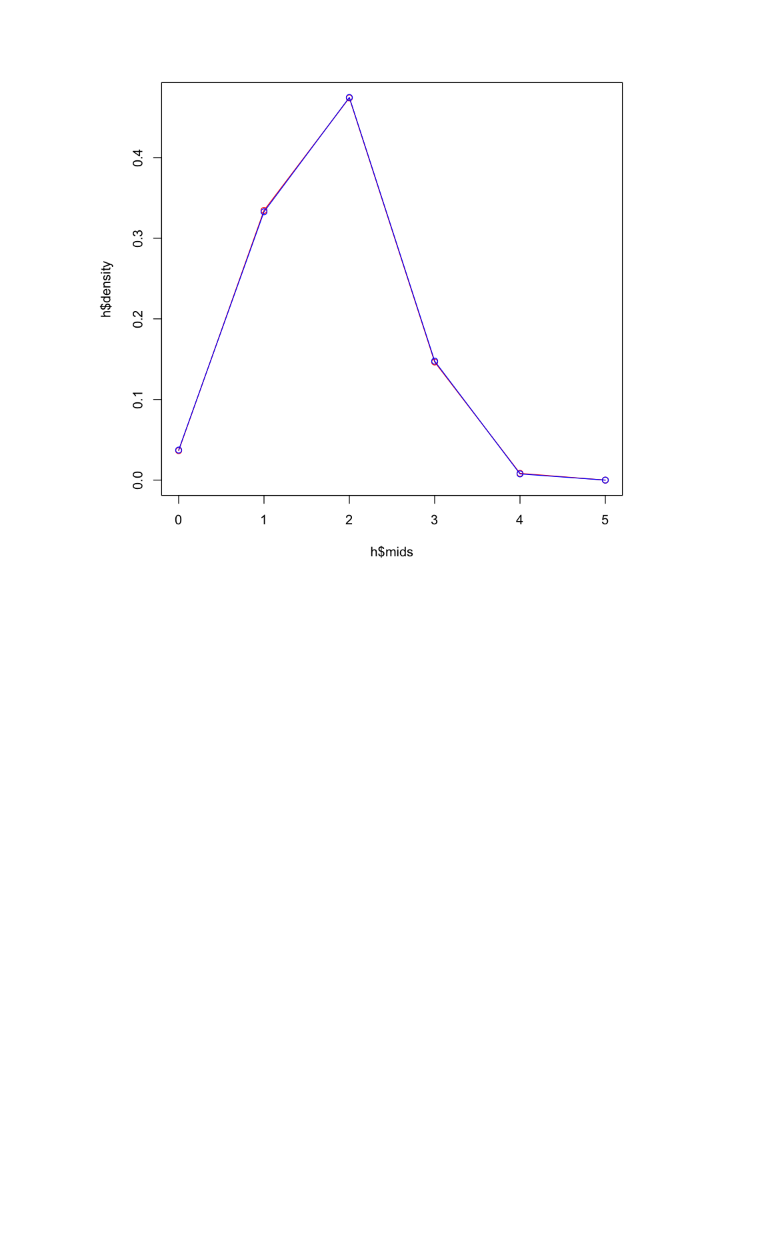
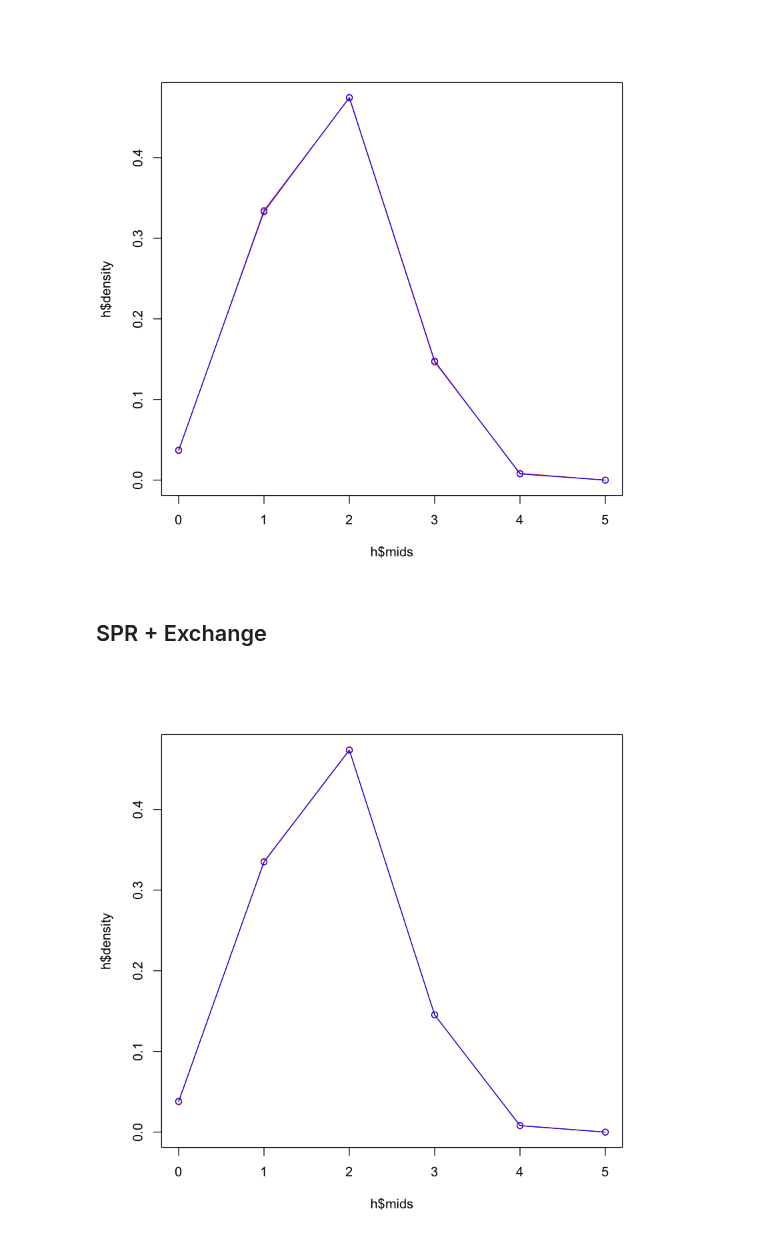
Before and after one commit to tgvaughan/pitchfork, a Jupyter notebook: validation/validation_results.ipynb, the cells around one changed output. Drawn from its saved outputs; the diff is of its cells as text; code cells hidden in the pictures; blank space fills up the shorter version.

Commit message:
Added pitchfork tree narrow exchange operator.

```diff
--- a/validation/validation_results.ipynb
+++ b/validation/validation_results.ipynb
@@ -134,3 +134,19 @@ plot(h$mids, h$density, 'o', col='red')
 lines(hs$mids, hs$density, 'o', col='blue')
 # %% [output]
 [figure]
+# %% [markdown]
+## SPR + Exchange
+# %%
+dfs <- read.table("DirectSimulation/simulate_10taxon_alpha1_serial.log", header=T)
+df <- read.table("OperatorTests/SPR+Exchange_10taxon_alpha1_serial.log", header=T)
+plot(density(df$tree.treeLength), 'l', col='red', lwd=2)
+lines(density(dfs$tree.treeLength), col='blue', lwd=2)
+legend("topright", inset=0.05, c("MCMC", "Direct simulation"),
+       lty=1, lwd=2, col=c("red","blue"))
+# %%
+h <- hist(df$PolytomyCount, plot=F, breaks=seq(-0.5,5.5,by=1))
+hs <- hist(dfs$PolytomyCount, plot=F, breaks=seq(-0.5,5.5,by=1))
+plot(h$mids, h$density, 'o', col='red')
+lines(hs$mids, hs$density, 'o', col='blue')
+# %% [output]
+[figure, added]
```
Also changed, not shown: 4 other files.
